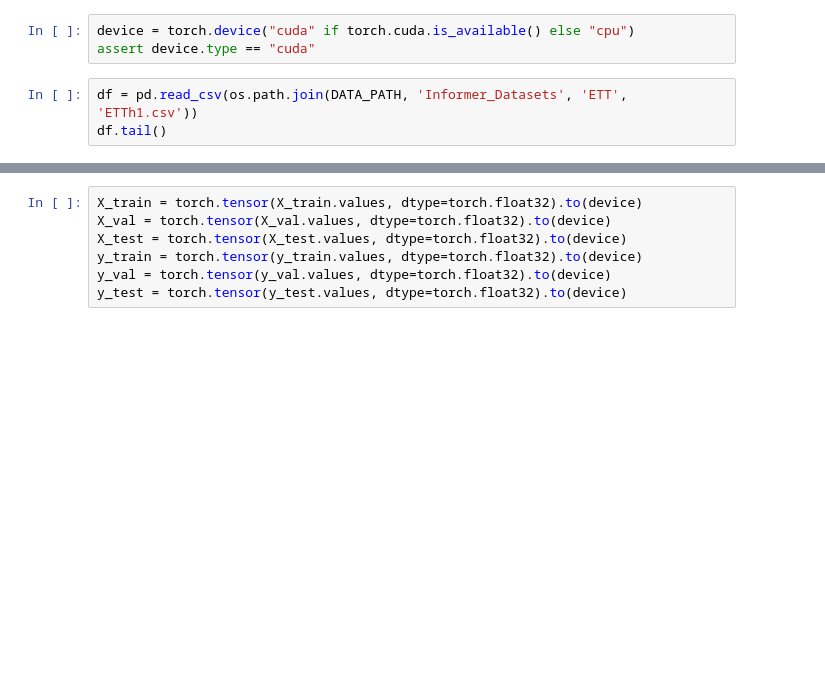
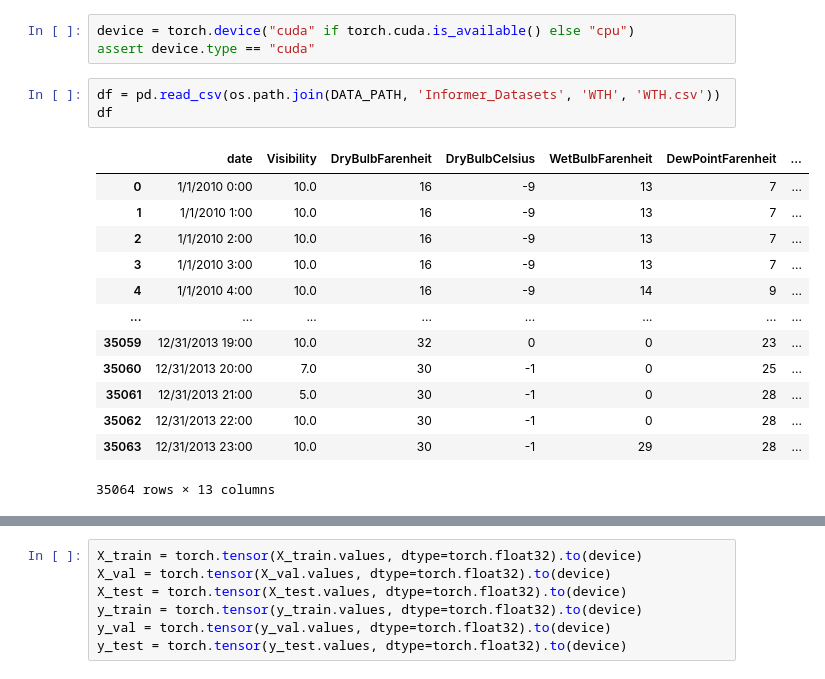
Before and after one commit to ari-dasci/S-DenoGrad, a Jupyter notebook: src/WTH_gru/gru.ipynb, the cells around one changed output, grey strips where cells are left out. Drawn from its saved outputs; the diff is of its cells as text; blank space fills up the shorter version.

```diff
--- a/src/WTH_gru/gru.ipynb
+++ b/src/WTH_gru/gru.ipynb
@@ -35,8 +36,22 @@ CONFIG_PATH = os.path.join(CURRENT_DIR, 'config')
 device = torch.device("cuda" if torch.cuda.is_available() else "cpu")
 assert device.type == "cuda"
 # %%
-df = pd.read_csv(os.path.join(DATA_PATH, 'Informer_Datasets', 'ETT', 'ETTh1.csv'))
-df.tail()
+df = pd.read_csv(os.path.join(DATA_PATH, 'Informer_Datasets', 'WTH', 'WTH.csv'))
+df
+# %% [output]
+|  | date | Visibility | DryBulbFarenheit | DryBulbCelsius | WetBulbFarenheit | DewPointFarenheit | ... |
+| 0 | 1/1/2010 0:00 | 10.0 | 16 | -9 | 13 | 7 | ... |
+| 1 | 1/1/2010 1:00 | 10.0 | 16 | -9 | 13 | 7 | ... |
+| 2 | 1/1/2010 2:00 | 10.0 | 16 | -9 | 13 | 7 | ... |
+| 3 | 1/1/2010 3:00 | 10.0 | 16 | -9 | 13 | 7 | ... |
+| 4 | 1/1/2010 4:00 | 10.0 | 16 | -9 | 14 | 9 | ... |
+| ... | ... | ... | ... | ... | ... | ... | ... |
+| 35059 | 12/31/2013 19:00 | 10.0 | 32 | 0 | 0 | 23 | ... |
+| 35060 | 12/31/2013 20:00 | 7.0 | 30 | -1 | 0 | 25 | ... |
+| 35061 | 12/31/2013 21:00 | 5.0 | 30 | -1 | 0 | 28 | ... |
+| 35062 | 12/31/2013 22:00 | 10.0 | 30 | -1 | 0 | 28 | ... |
+| 35063 | 12/31/2013 23:00 | 10.0 | 30 | -1 | 29 | 28 | ... |
+35064 rows × 13 columns
 # %%
 df.index = pd.to_datetime(df['date'])
 df.drop(columns=['date'], inplace=True)
```
Also changed, not shown: parts of 17 cells of this notebook, 9 other files.
